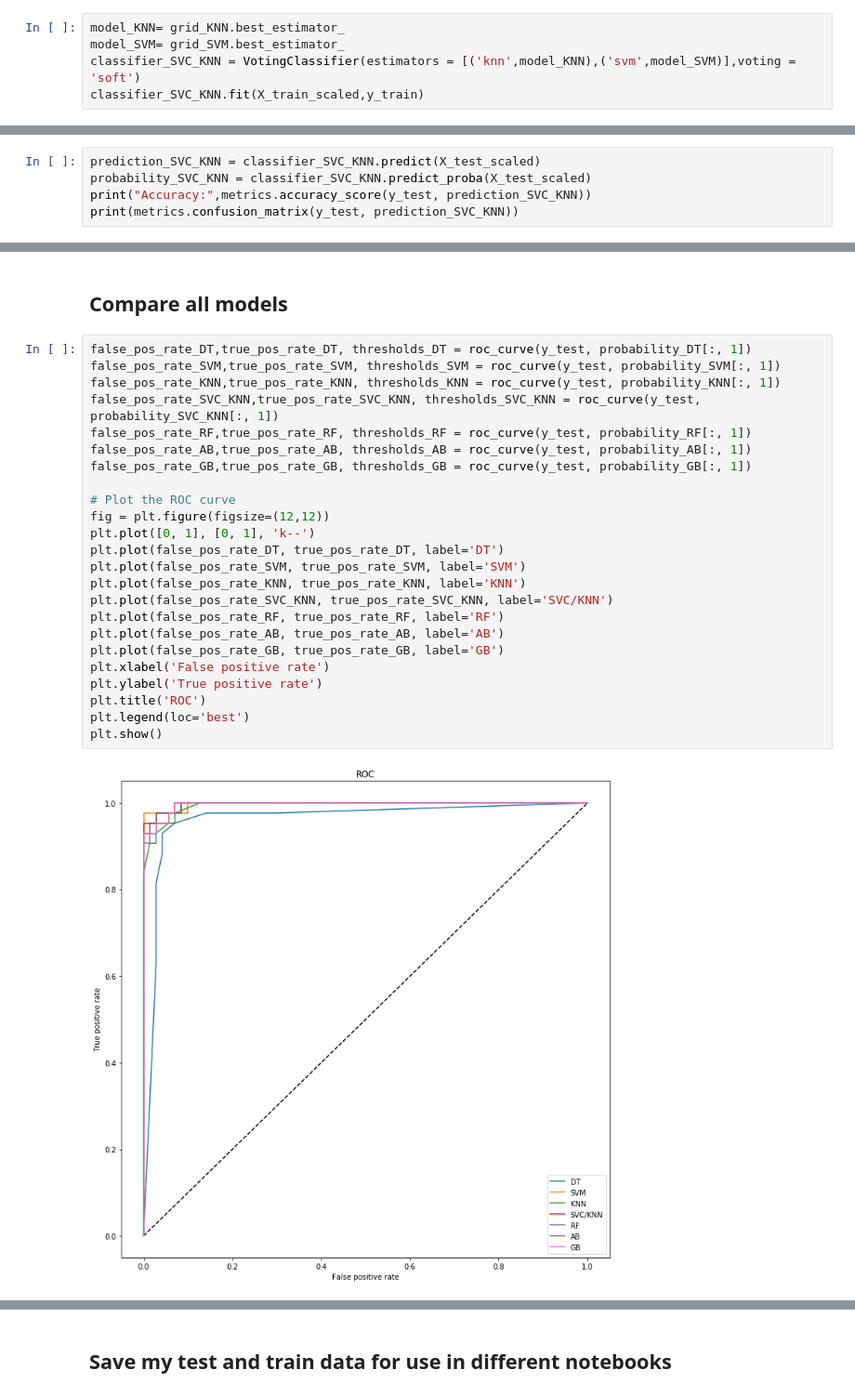
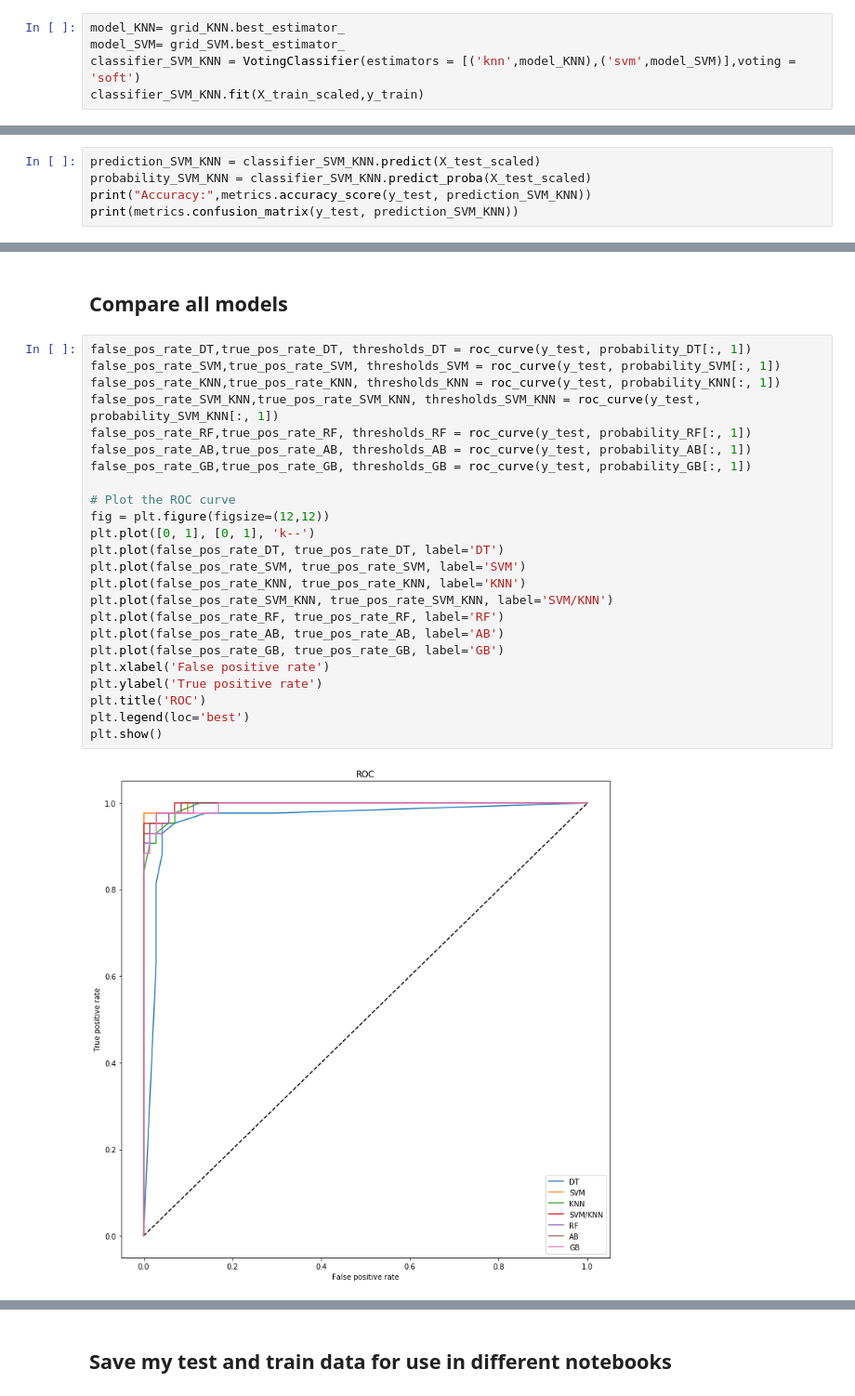
Before and after one commit to zuzanakovacsova/QB_DS_FinalProject, a Jupyter notebook: notebooks/Data analysis 1.ipynb, the cells around one changed output, grey strips where cells are left out. Shown at 93% size. Cells and saved outputs as stored; diff of their text form.

```diff
--- a/notebooks/Data analysis 1.ipynb
+++ b/notebooks/Data analysis 1.ipynb
@@ -254,8 +254,8 @@ using the best parameters from my grid search
 # %%
 model_KNN= grid_KNN.best_estimator_
 model_SVM= grid_SVM.best_estimator_
-classifier_SVC_KNN = VotingClassifier(estimators = [('knn',model_KNN),('svm',model_SVM)],voting = 'soft')
-classifier_SVC_KNN.fit(X_train_scaled,y_train)
+classifier_SVM_KNN = VotingClassifier(estimators = [('knn',model_KNN),('svm',model_SVM)],voting = 'soft')
+classifier_SVM_KNN.fit(X_train_scaled,y_train)
 # %% [output]
 VotingClassifier(estimators=[('knn',
                               KNeighborsClassifier(algorithm='auto',
@@ -274,10 +274,10 @@ VotingClassifier(estimators=[('knn',
                  flatten_transform=True, n_jobs=None, voting='soft',
                  weights=None)
 # %%
-prediction_SVC_KNN = classifier_SVC_KNN.predict(X_test_scaled)
-probability_SVC_KNN = classifier_SVC_KNN.predict_proba(X_test_scaled)
-print("Accuracy:",metrics.accuracy_score(y_test, prediction_SVC_KNN))
-print(metrics.confusion_matrix(y_test, prediction_SVC_KNN))
+prediction_SVM_KNN = classifier_SVM_KNN.predict(X_test_scaled)
+probability_SVM_KNN = classifier_SVM_KNN.predict_proba(X_test_scaled)
+print("Accuracy:",metrics.accuracy_score(y_test, prediction_SVM_KNN))
+print(metrics.confusion_matrix(y_test, prediction_SVM_KNN))
 # %% [output]
 Accuracy: 0.9736842105263158
 [[71  0]
@@ -444,29 +445,29 @@ f_importances(abs(grid_GB.best_estimator_.feature_importances_),"Gradient Boosti
 # %%
 false_pos_rate_DT,true_pos_rate_DT, thresholds_DT = roc_curve(y_test, probability_DT[:, 1])
 false_pos_rate_SVM,true_pos_rate_SVM, thresholds_SVM = roc_curve(y_test, probability_SVM[:, 1])
 false_pos_rate_KNN,true_pos_rate_KNN, thresholds_KNN = roc_curve(y_test, probability_KNN[:, 1])
-false_pos_rate_SVC_KNN,true_pos_rate_SVC_KNN, thresholds_SVC_KNN = roc_curve(y_test, probability_SVC_KNN[:, 1])
+false_pos_rate_SVM_KNN,true_pos_rate_SVM_KNN, thresholds_SVM_KNN = roc_curve(y_test, probability_SVM_KNN[:, 1])
 false_pos_rate_RF,true_pos_rate_RF, thresholds_RF = roc_curve(y_test, probability_RF[:, 1])
 false_pos_rate_AB,true_pos_rate_AB, thresholds_AB = roc_curve(y_test, probability_AB[:, 1])
 false_pos_rate_GB,true_pos_rate_GB, thresholds_GB = roc_curve(y_test, probability_GB[:, 1])
 
 # Plot the ROC curve
 fig = plt.figure(figsize=(12,12))
 plt.plot([0, 1], [0, 1], 'k--')
 plt.plot(false_pos_rate_DT, true_pos_rate_DT, label='DT')
 plt.plot(false_pos_rate_SVM, true_pos_rate_SVM, label='SVM')
 plt.plot(false_pos_rate_KNN, true_pos_rate_KNN, label='KNN')
-plt.plot(false_pos_rate_SVC_KNN, true_pos_rate_SVC_KNN, label='SVC/KNN')
+plt.plot(false_pos_rate_SVM_KNN, true_pos_rate_SVM_KNN, label='SVM/KNN')
 plt.plot(false_pos_rate_RF, true_pos_rate_RF, label='RF')
 plt.plot(false_pos_rate_AB, true_pos_rate_AB, label='AB')
 plt.plot(false_pos_rate_GB, true_pos_rate_GB, label='GB')
 plt.xlabel('False positive rate')
 plt.ylabel('True positive rate')
 plt.title('ROC')
 plt.legend(loc='best')
 plt.show()
 # %% [output]
-[figure, old version]
+[figure, new version]
 # %%
 print(thresholds_DT)
 print(thresholds_SVM)
```
Also changed, not shown: parts of 14 cells of this notebook, 3 other files.
